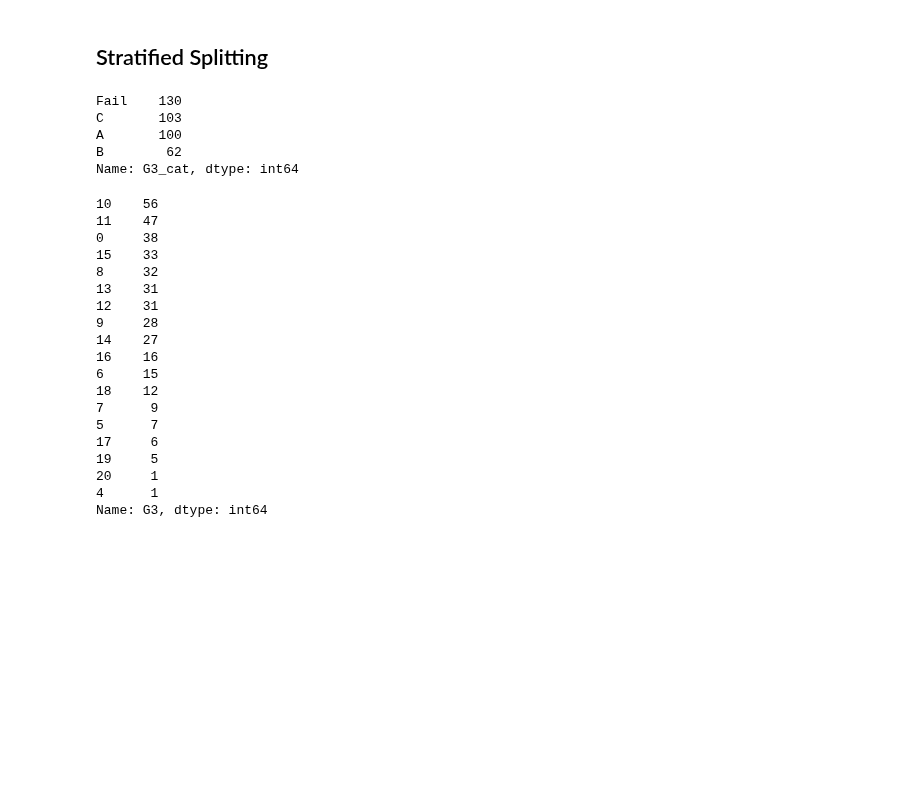
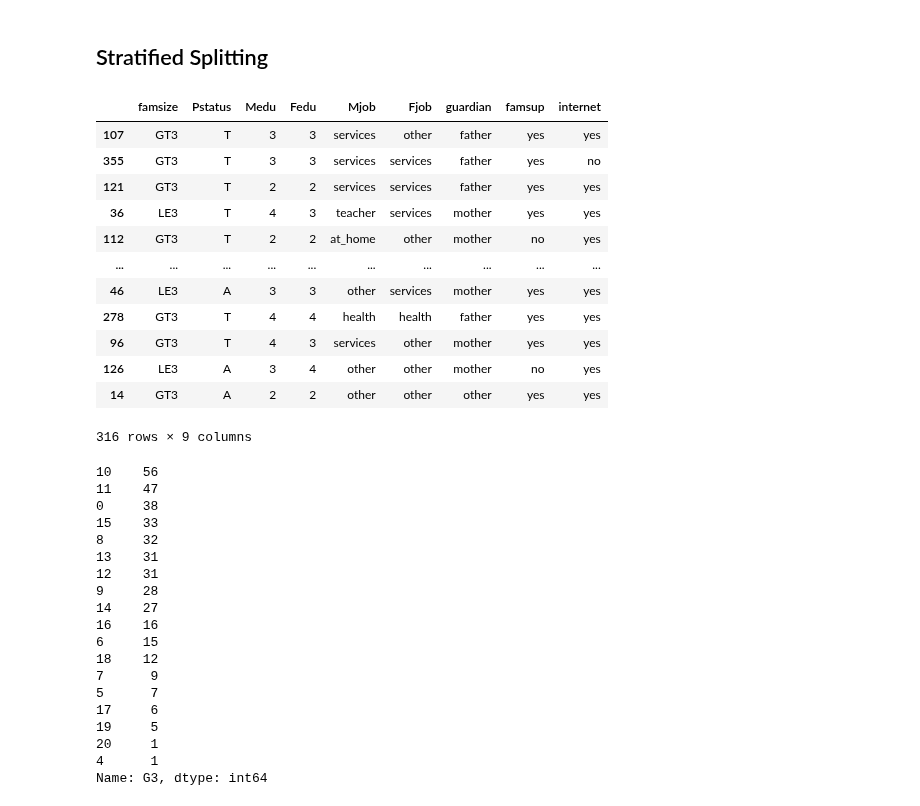
Before and after one commit to romanfen/F21DL-G6, a Jupyter notebook: Student_Performance_Model.ipynb, the cells around one changed output. Cells and saved outputs as stored; diff of their text form; code cells hidden in the pictures; blank space fills up the shorter version.

```diff
--- a/Student_Performance_Model.ipynb
+++ b/Student_Performance_Model.ipynb
@@ -187,8 +184,8 @@ school_data - This dataset will contain information relating to a students schoo
 personal_data - This dataset contains information relating to the invdividuals lifestyle and health
 # %%
 activities_data = students[['activities','romantic','freetime','goout','Dalc','Walc','G1','G2','G3','G3_cat']]
-family_data = students[['famsize','Pstatus','Medu','Fedu','Mjob','Fjob','guardian','famsup','internet','G1','G2','G3','G3_cat']]
-school_data = students[['school','studytime','failures','schoolsup','paid','nursery','higher','absences','G1','G2','G3','G3_cat']]
+family_data = students[['famsize','Pstatus','Medu','Fedu','Mjob','Fjob','guardian','famsup','internet','G3_cat']]
+school_data = students[['school','studytime','failures','schoolsup','paid','nursery','higher','absences','G3_cat']]#,'G1','G2','G3','G3_cat']]
 personal_data = students[['school','sex','age','Dalc','Walc','health','absences','G1','G2','G3','G3_cat']]
 
 subsets = [activities_data, family_data, school_data, personal_data]
@@ -239,14 +237,22 @@ school_train, school_test = school_train.drop(['G3','G3_cat'], axis=1), school_t
 
 personal_train, personal_test = split_dataset(personal_data)
 personal_target = personal_train['G3_cat'].copy()
-# %%
-activities_data['G3_cat'].value_counts()
-# %% [output]
-Fail    130
-C       103
-A       100
-B        62
-Name: G3_cat, dtype: int64
+# %%
+family_train
+# %% [output]
+|  | famsize | Pstatus | Medu | Fedu | Mjob | Fjob | guardian | famsup | internet |
+| 107 | GT3 | T | 3 | 3 | services | other | father | yes | yes |
+| 355 | GT3 | T | 3 | 3 | services | services | father | yes | no |
+| 121 | GT3 | T | 2 | 2 | services | services | father | yes | yes |
+| 36 | LE3 | T | 4 | 3 | teacher | services | mother | yes | yes |
+| 112 | GT3 | T | 2 | 2 | at_home | other | mother | no | yes |
+| ... | ... | ... | ... | ... | ... | ... | ... | ... | ... |
+| 46 | LE3 | A | 3 | 3 | other | services | mother | yes | yes |
+| 278 | GT3 | T | 4 | 4 | health | health | father | yes | yes |
+| 96 | GT3 | T | 4 | 3 | services | other | mother | yes | yes |
+| 126 | LE3 | A | 3 | 4 | other | other | mother | no | yes |
+| 14 | GT3 | A | 2 | 2 | other | other | other | yes | yes |
+316 rows × 9 columns
 # %%
 """
   Fail: 130
```
Also changed, not shown: parts of 34 cells of this notebook.
